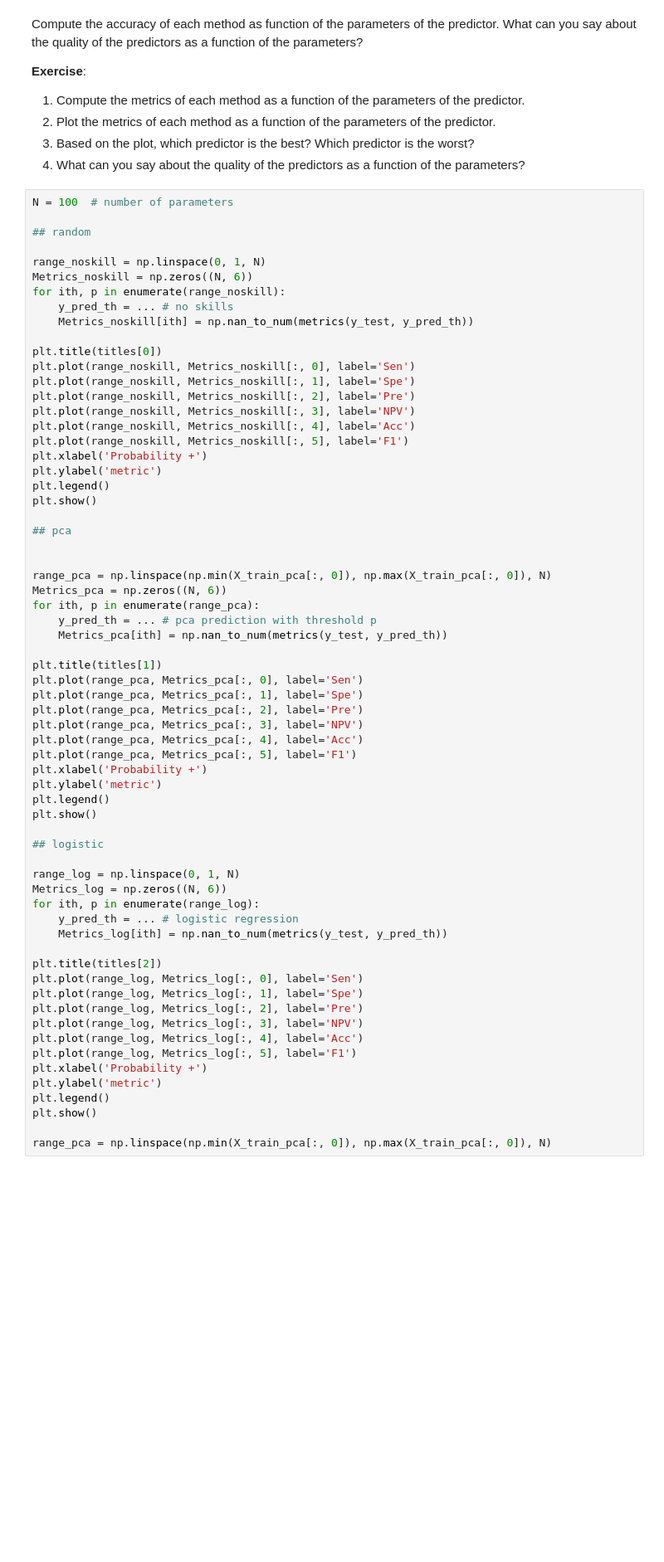
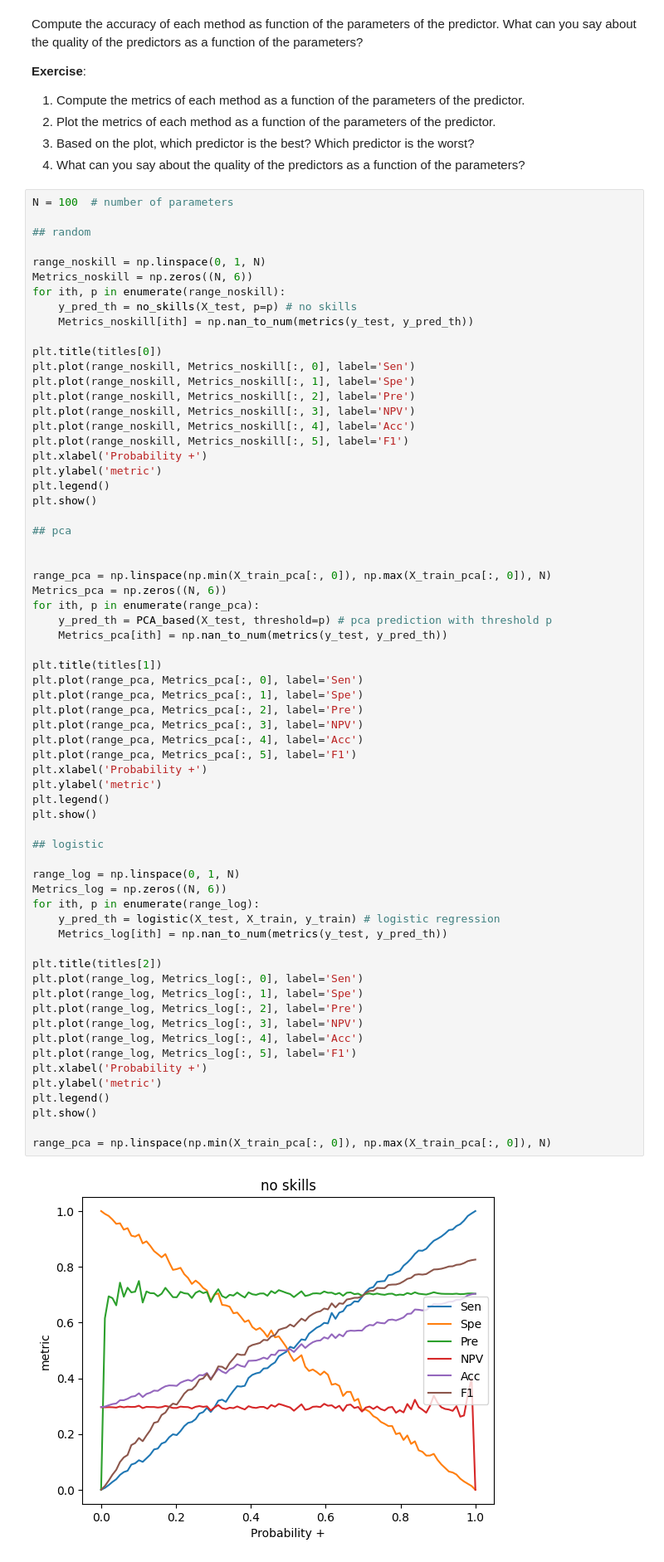
Before and after one commit to petkokp/binary-classification, a Jupyter notebook: Binary_Classification.ipynb, the cells around one changed output. Shown: that part at 83% size. Drawn from its saved outputs; the diff is of its cells as text; blank space fills up the shorter version.

```diff
--- a/Binary_Classification.ipynb
+++ b/Binary_Classification.ipynb
@@ -445,7 +445,7 @@ N = 100  # number of parameters
 range_noskill = np.linspace(0, 1, N)
 Metrics_noskill = np.zeros((N, 6))
 for ith, p in enumerate(range_noskill):
-    y_pred_th = ... # no skills
+    y_pred_th = no_skills(X_test, p=p) # no skills
     Metrics_noskill[ith] = np.nan_to_num(metrics(y_test, y_pred_th))
 
 plt.title(titles[0])
@@ -466,7 +466,7 @@ plt.show()
 range_pca = np.linspace(np.min(X_train_pca[:, 0]), np.max(X_train_pca[:, 0]), N)
 Metrics_pca = np.zeros((N, 6))
 for ith, p in enumerate(range_pca):
-    y_pred_th = ... # pca prediction with threshold p
+    y_pred_th = PCA_based(X_test, threshold=p) # pca prediction with threshold p
     Metrics_pca[ith] = np.nan_to_num(metrics(y_test, y_pred_th))
 
 plt.title(titles[1])
@@ -474,31 +474,33 @@ plt.plot(range_pca, Metrics_pca[:, 0], label='Sen')
 plt.plot(range_pca, Metrics_pca[:, 1], label='Spe')
 plt.plot(range_pca, Metrics_pca[:, 2], label='Pre')
 plt.plot(range_pca, Metrics_pca[:, 3], label='NPV')
 plt.plot(range_pca, Metrics_pca[:, 4], label='Acc')
 plt.plot(range_pca, Metrics_pca[:, 5], label='F1')
 plt.xlabel('Probability +')
 plt.ylabel('metric')
 plt.legend()
 plt.show()
 
 ## logistic
 
 range_log = np.linspace(0, 1, N)
 Metrics_log = np.zeros((N, 6))
 for ith, p in enumerate(range_log):
-    y_pred_th = ... # logistic regression
+    y_pred_th = logistic(X_test, X_train, y_train) # logistic regression
     Metrics_log[ith] = np.nan_to_num(metrics(y_test, y_pred_th))
 
 plt.title(titles[2])
 plt.plot(range_log, Metrics_log[:, 0], label='Sen')
 plt.plot(range_log, Metrics_log[:, 1], label='Spe')
 plt.plot(range_log, Metrics_log[:, 2], label='Pre')
 plt.plot(range_log, Metrics_log[:, 3], label='NPV')
 plt.plot(range_log, Metrics_log[:, 4], label='Acc')
 plt.plot(range_log, Metrics_log[:, 5], label='F1')
 plt.xlabel('Probability +')
 plt.ylabel('metric')
 plt.legend()
 plt.show()
 
 range_pca = np.linspace(np.min(X_train_pca[:, 0]), np.max(X_train_pca[:, 0]), N)
+# %% [output]
+[figure, added]
```
Also changed, not shown: parts of 1 cell of this notebook.
